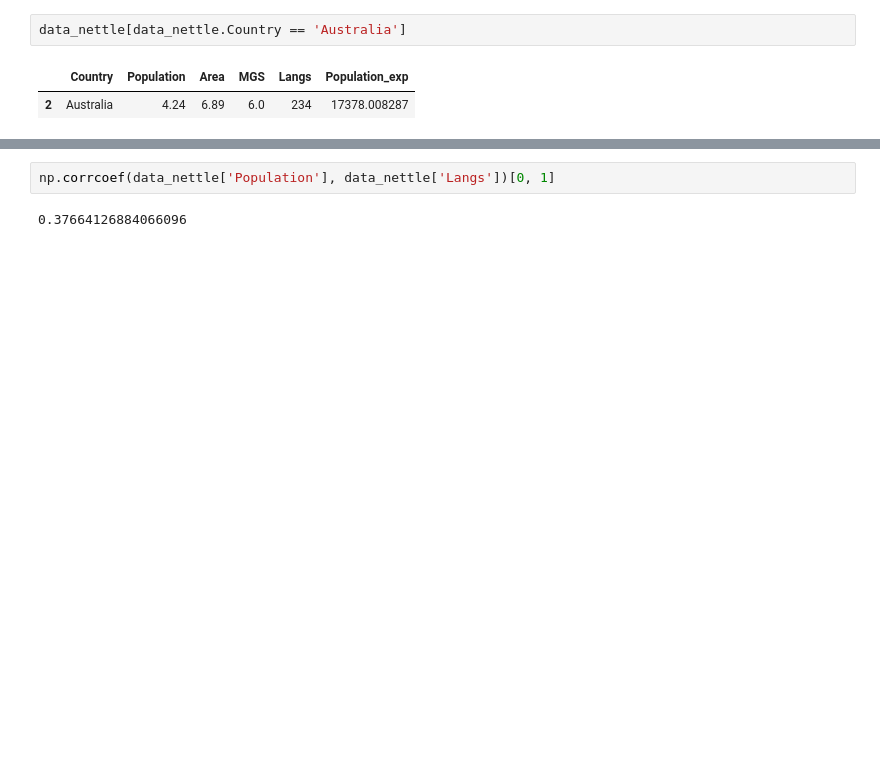
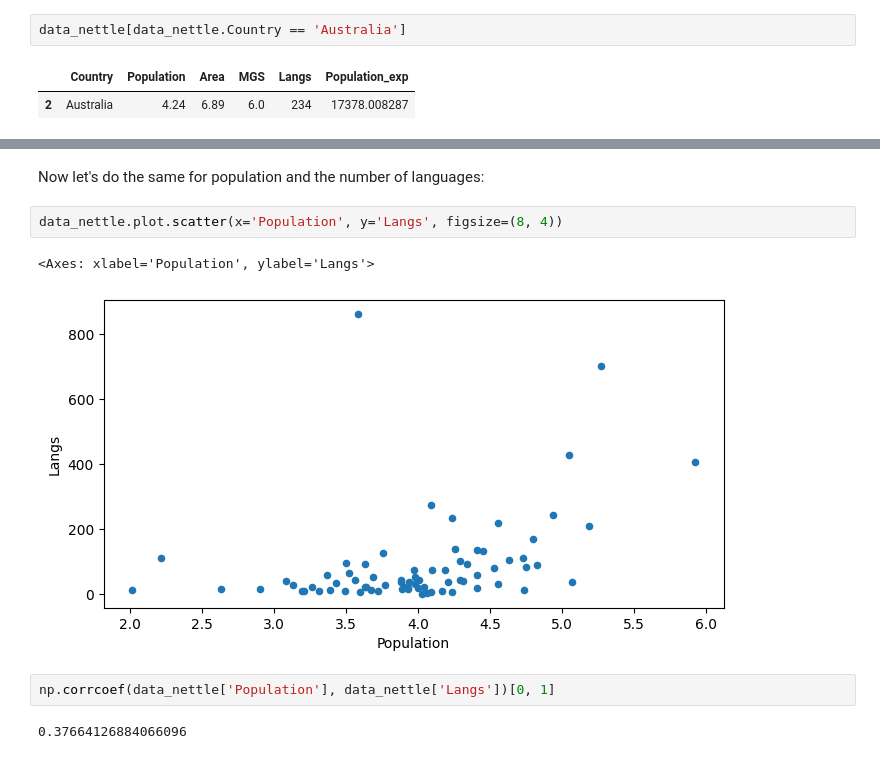
Before and after one commit to TYacinee/materiel_TALL, a Jupyter notebook: S1/TD1-linguistic-diversity.ipynb, the cells around one changed output, grey strips where cells are left out. Cells and saved outputs as stored; diff of their text form; blank space fills up the shorter version.

```diff
--- a/S1/TD1-linguistic-diversity.ipynb
+++ b/S1/TD1-linguistic-diversity.ipynb
@@ -428,3 +473,10 @@ Let's compute the correlation between the number of languages and the population
+# %% [markdown]
+Now let's do the same for population and the number of languages:
+# %%
+data_nettle.plot.scatter(x='Population', y='Langs', figsize=(8, 4))
+# %% [output]
+<Axes: xlabel='Population', ylabel='Langs'>
+[figure, added]
 # %%
 np.corrcoef(data_nettle['Population'], data_nettle['Langs'])[0, 1]
 # %% [output]
```
Also changed, not shown: parts of 21 cells of this notebook.
